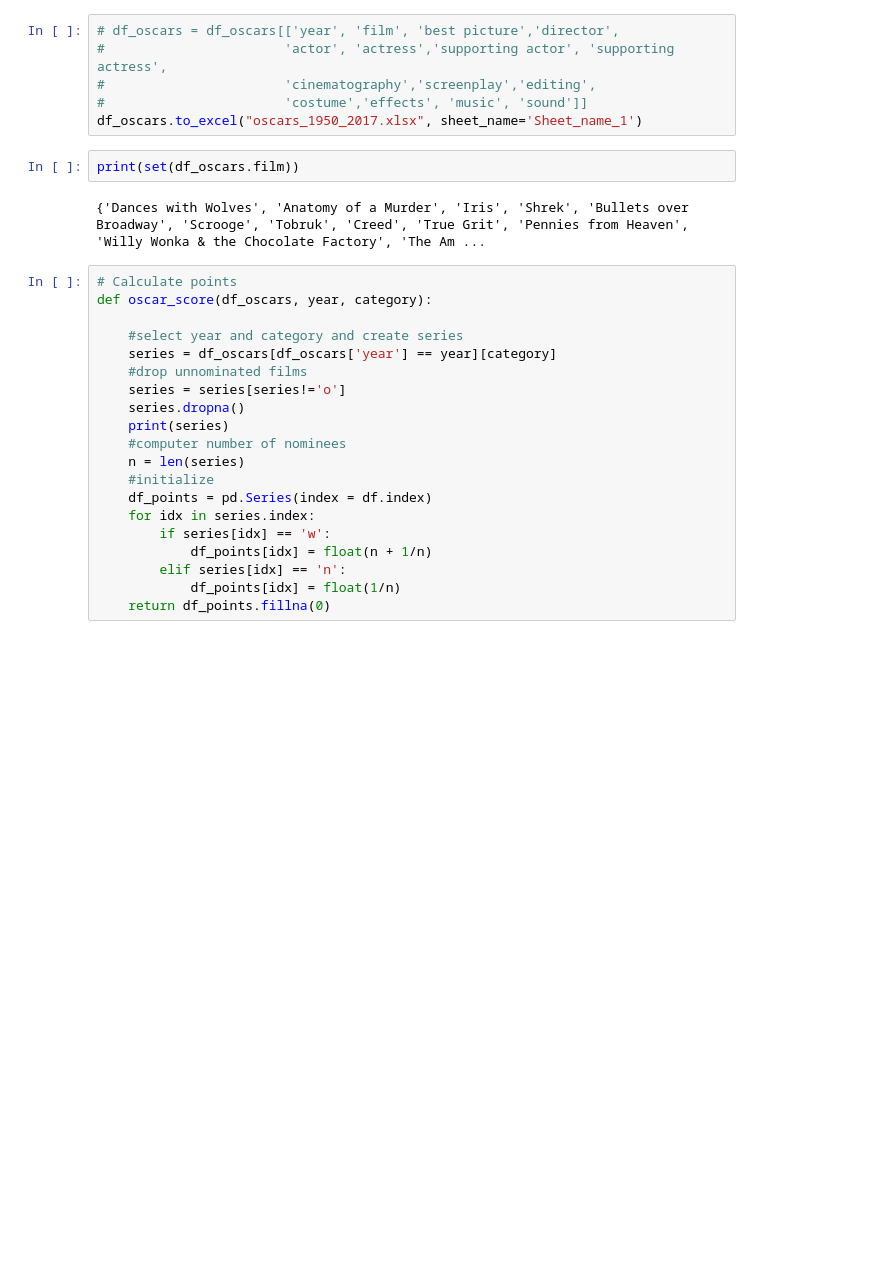
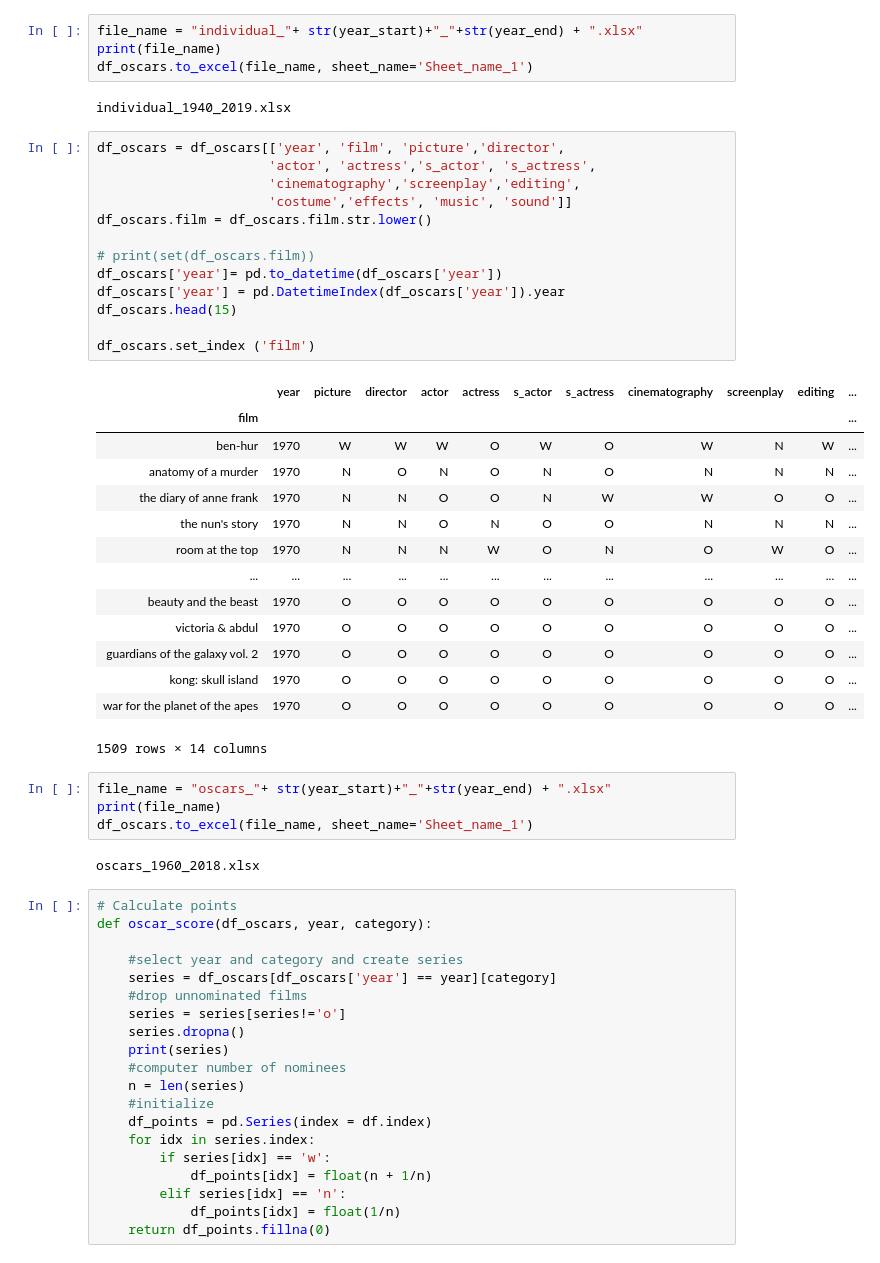
Before and after one commit to ronsg83/Capstone-1, a Jupyter notebook: Data_Acquisition.ipynb, the cells around one changed output. Saved outputs shown, nothing was run; the diff lists cells and outputs as text; blank space fills up the shorter version.

```diff
--- a/Data_Acquisition.ipynb
+++ b/Data_Acquisition.ipynb
@@ -222,13 +323,43 @@ In year: 2017
-# %%
-# df_oscars = df_oscars[['year', 'film', 'best picture','director',
-#                       'actor', 'actress','supporting actor', 'supporting actress',
-#                       'cinematography','screenplay','editing',
-#                       'costume','effects', 'music', 'sound']]
-df_oscars.to_excel("oscars_1950_2017.xlsx", sheet_name='Sheet_name_1')
-# %%
-print(set(df_oscars.film))
-# %% [output]
-{'Dances with Wolves', 'Anatomy of a Murder', 'Iris', 'Shrek', 'Bullets over Broadway', 'Scrooge', 'Tobruk', 'Creed', 'True Grit', 'Pennies from Heaven', 'Willy Wonka & the Chocolate Factory', 'The Am ...
+# %%
+file_name = "individual_"+ str(year_start)+"_"+str(year_end) + ".xlsx"
+print(file_name)
+df_oscars.to_excel(file_name, sheet_name='Sheet_name_1')
+# %% [output]
+individual_1940_2019.xlsx
+# %%
+df_oscars = df_oscars[['year', 'film', 'picture','director',
+                      'actor', 'actress','s_actor', 's_actress',
+                      'cinematography','screenplay','editing',
+                      'costume','effects', 'music', 'sound']]
+df_oscars.film = df_oscars.film.str.lower()
+
+# print(set(df_oscars.film))
+df_oscars['year']= pd.to_datetime(df_oscars['year'])
+df_oscars['year'] = pd.DatetimeIndex(df_oscars['year']).year
+df_oscars.head(15)
+
+df_oscars.set_index ('film')
+# %% [output]
+|  | year | picture | director | actor | actress | s_actor | s_actress | cinematography | screenplay | editing | ... |
+| film |  |  |  |  |  |  |  |  |  |  | ... |
+| ben-hur | 1970 | W | W | W | O | W | O | W | N | W | ... |
+| anatomy of a murder | 1970 | N | O | N | O | N | O | N | N | N | ... |
+| the diary of anne frank | 1970 | N | N | O | O | N | W | W | O | O | ... |
+| the nun's story | 1970 | N | N | O | N | O | O | N | N | N | ... |
+| room at the top | 1970 | N | N | N | W | O | N | O | W | O | ... |
+| ... | ... | ... | ... | ... | ... | ... | ... | ... | ... | ... | ... |
+| beauty and the beast | 1970 | O | O | O | O | O | O | O | O | O | ... |
+| victoria & abdul | 1970 | O | O | O | O | O | O | O | O | O | ... |
+| guardians of the galaxy vol. 2 | 1970 | O | O | O | O | O | O | O | O | O | ... |
+| kong: skull island | 1970 | O | O | O | O | O | O | O | O | O | ... |
+| war for the planet of the apes | 1970 | O | O | O | O | O | O | O | O | O | ... |
+1509 rows × 14 columns
+# %%
+file_name = "oscars_"+ str(year_start)+"_"+str(year_end) + ".xlsx"
+print(file_name)
+df_oscars.to_excel(file_name, sheet_name='Sheet_name_1')
+# %% [output]
+oscars_1960_2018.xlsx
 # %%
 # Calculate points
 def oscar_score(df_oscars, year, category):
```
Also changed, not shown: parts of 34 cells of this notebook.
